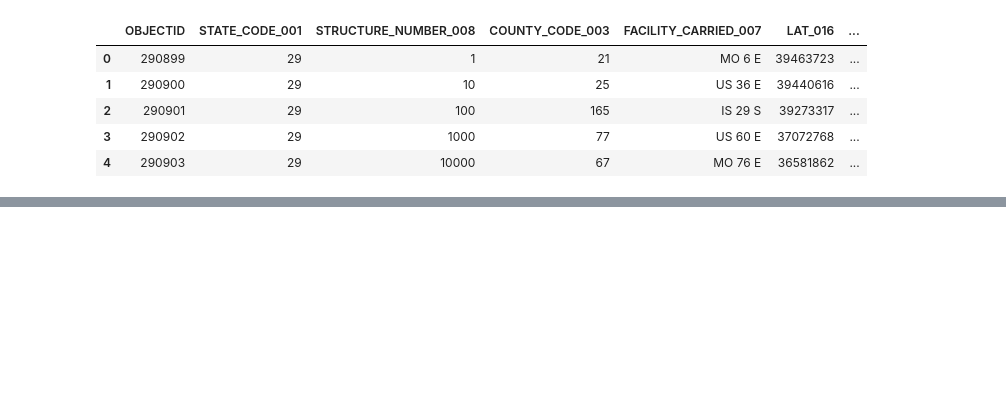
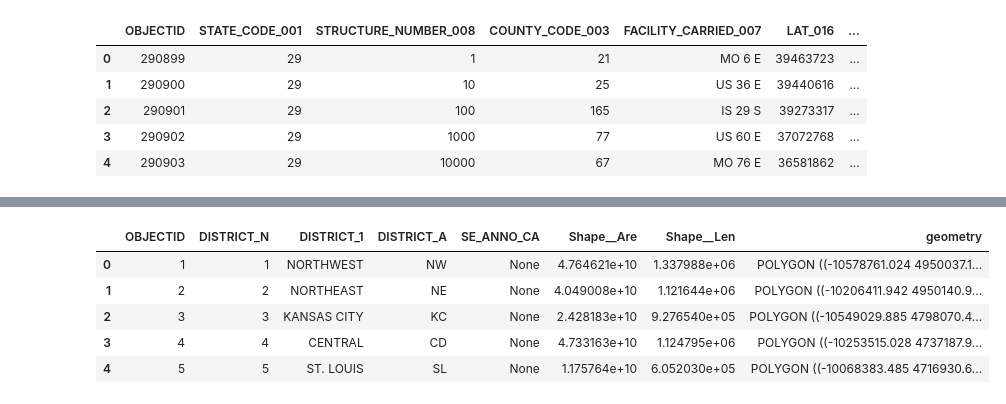
Before and after one commit to kenziemcallister/MODOT-Bridges-Data-Story, a Jupyter notebook: KenziesPlots.ipynb, the cells around one changed output, grey strips where cells are left out. Saved outputs shown, nothing was run; the diff lists cells and outputs as text; code cells hidden in the pictures; blank space fills up the shorter version.

```diff
--- a/KenziesPlots.ipynb
+++ b/KenziesPlots.ipynb
@@ -75,3 +75,12 @@ Text(0, 0.5, '# of bridges')
+# %%
+districts_df.head()
+# %% [output]
+|  | OBJECTID | DISTRICT_N | DISTRICT_1 | DISTRICT_A | SE_ANNO_CA | Shape__Are | Shape__Len | geometry |
+| 0 | 1 | 1 | NORTHWEST | NW | None | 4.764621e+10 | 1.337988e+06 | POLYGON ((-10578761.024 4950037.1... |
+| 1 | 2 | 2 | NORTHEAST | NE | None | 4.049008e+10 | 1.121644e+06 | POLYGON ((-10206411.942 4950140.9... |
+| 2 | 3 | 3 | KANSAS CITY | KC | None | 2.428183e+10 | 9.276540e+05 | POLYGON ((-10549029.885 4798070.4... |
+| 3 | 4 | 4 | CENTRAL | CD | None | 4.733163e+10 | 1.124795e+06 | POLYGON ((-10253515.028 4737187.9... |
+| 4 | 5 | 5 | ST. LOUIS | SL | None | 1.175764e+10 | 6.052030e+05 | POLYGON ((-10068383.485 4716930.6... |
 # %%
 # Pie chart: Number of bridges per district, Condition by district
 
```
Also changed, not shown: parts of 4 cells of this notebook.
